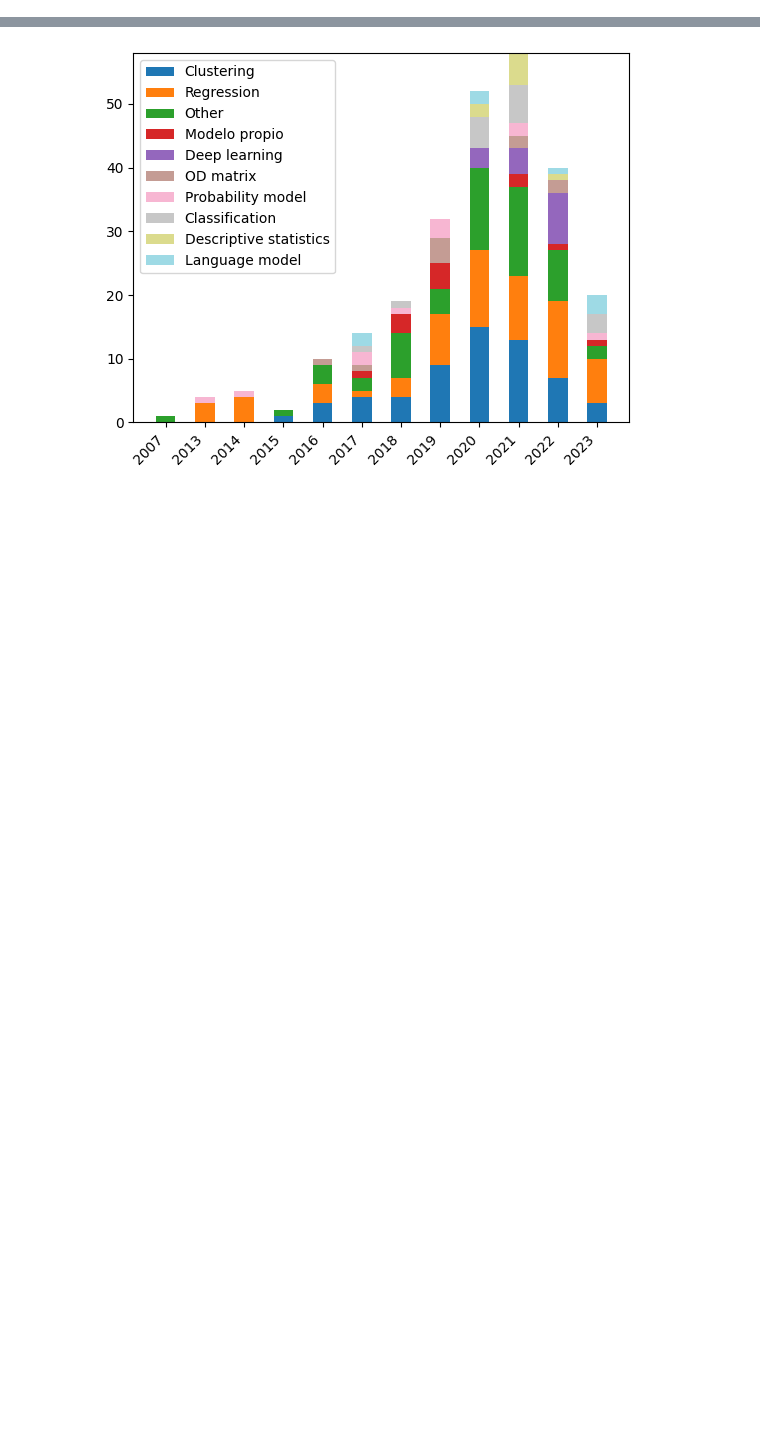
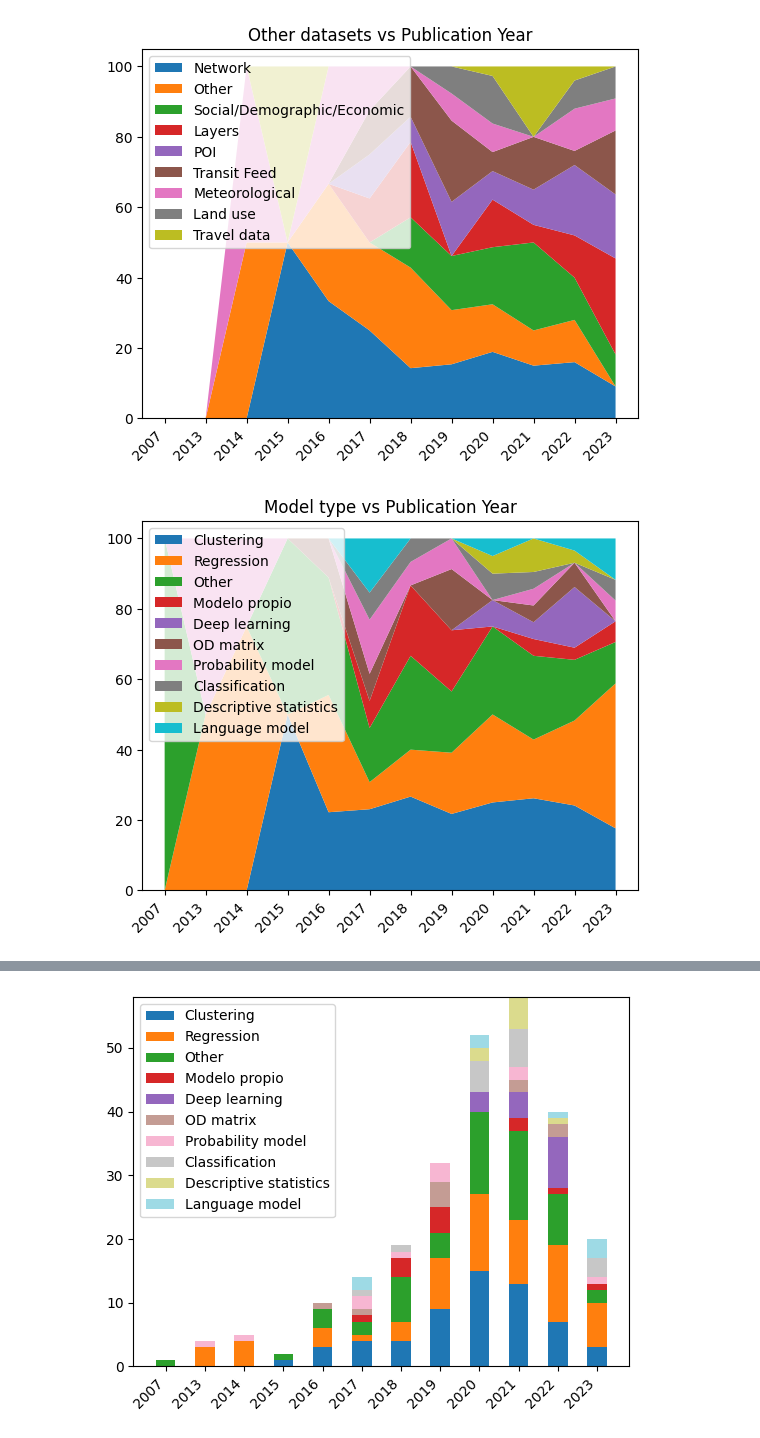
Before and after one commit to GeoTecINIT/smartcard-systematic-mapping-review, a Jupyter notebook: Analisis.ipynb, the cells around one changed output, grey strips where cells are left out. Cells and saved outputs as stored; diff of their text form; code cells hidden in the pictures; blank space fills up the shorter version.

Commit message:
Add stackplots

```diff
--- a/Analisis.ipynb
+++ b/Analisis.ipynb
@@ -246,0 +260,53 @@ data["Other datasets"] = data["Other datasets"].apply(lambda x: "Other" if x in
+# %%
+for column_to_plot in columns_to_plot:
+    aggregated_table = (
+        data[columns]
+        .groupby([column_to_plot, "Publication Year"])[["ID"]]
+        .nunique()
+        .sort_values(by="ID")
+    )
+    x_array = (
+        data[columns]
+        .groupby([column_to_plot])[["ID"]]
+        .nunique()
+        .sort_values(by="ID", ascending=False)
+        .index
+    )
+
+
+    years = sorted(list(set(data["Publication Year"])))
+    weights_x = dict.fromkeys(x_array, 0)
+    for x in weights_x.keys():
+        weights_x[x] = []
+
+    for x in x_array:
+        for year in years:
+            if (x, year) not in aggregated_table.index:
+                weights_x[x].append(0)
+                continue
+            weights_x[x].append(aggregated_table.loc[(x, year)]["ID"])
+
+    sums=[0]*len(weights_x[x])
+    for i in range(len(weights_x[x])):
+        for x in x_array:
+            sums[i] += weights_x[x][i]
+
+    for x in x_array:
+        for i, sum in enumerate(sums):
+            if sum != 0:
+                weights_x[x][i] = weights_x[x][i] / sum *100
+
+    fig, ax = plt.subplots()
+    bottom = np.zeros(len(years))
+    width = 0.75
+    p = ax.stackplot(list(map(str, years)), weights_x.values(), labels=weights_x.keys())
+    # for x, weight_count in weights_x.items():
+    # p = ax.bar(list(map(str, years)), weight_count, width=width, label=x, bottom=bottom)
+    # bottom += weight_count
+    ax.set_title(column_to_plot + " vs Publication Year")
+    ax.legend(loc="upper left")
+    plt.xticks(rotation=45, ha="right")
+    plt.show()
+# %% [output]
+[figure, added]
+[figure, added]
```
Also changed, not shown: parts of 10 cells of this notebook.
